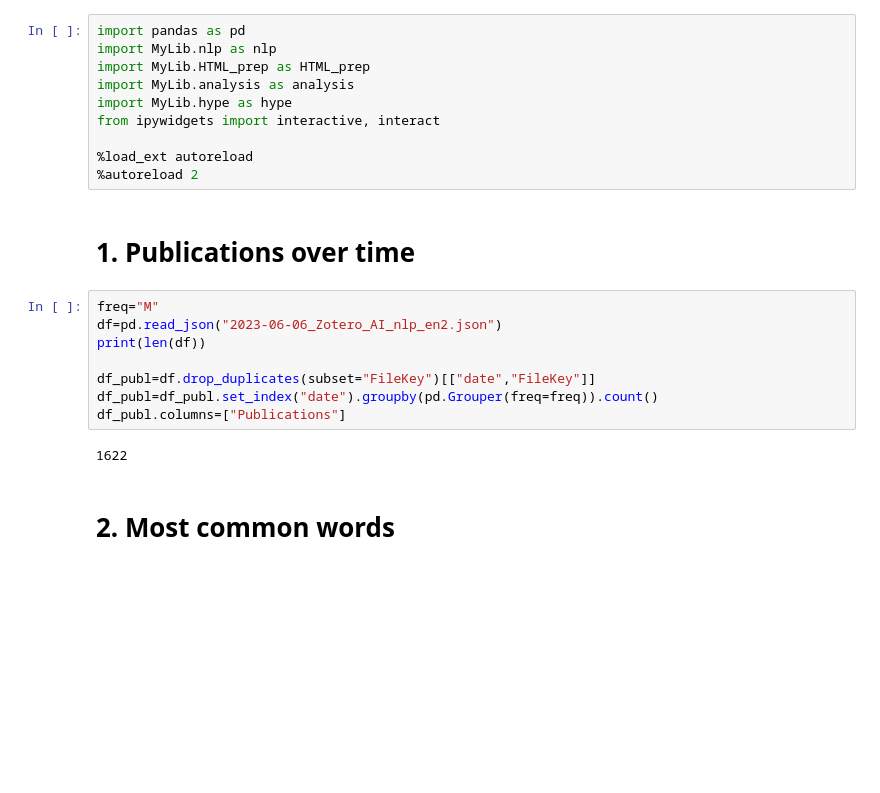
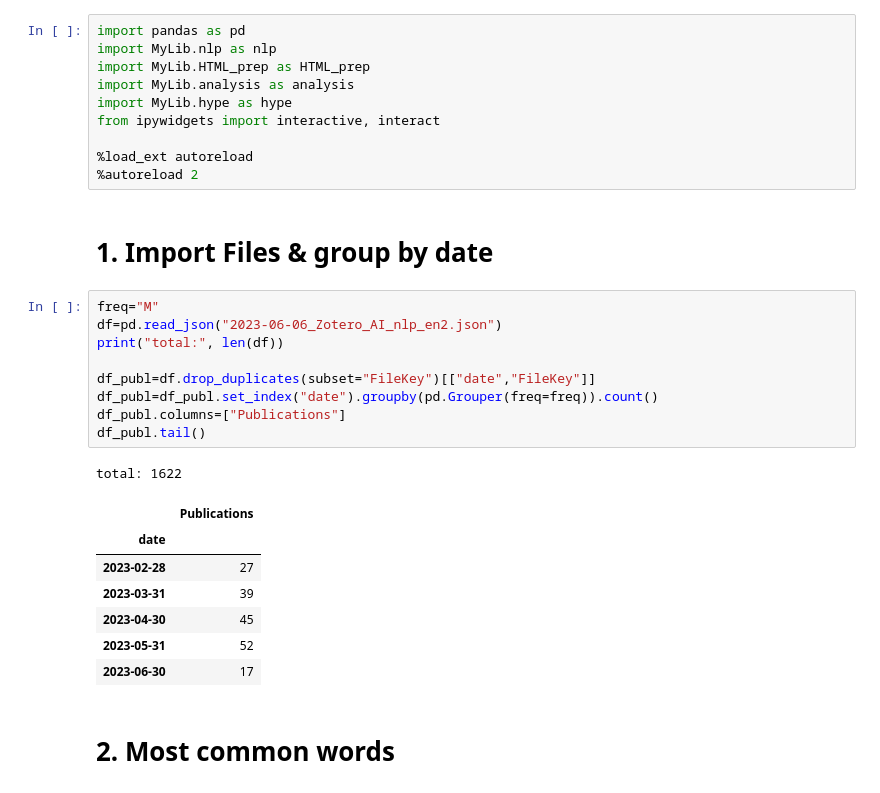
Before and after one commit to Klapperhorn/Zotero_HTML_annotation, a Jupyter notebook: file_analysis.ipynb, the cells around one changed output. Drawn from its saved outputs; the diff is of its cells as text; blank space fills up the shorter version.

```diff
--- a/file_analysis.ipynb
+++ b/file_analysis.ipynb
@@ -8,18 +8,26 @@ from ipywidgets import interactive, interact
 
 %load_ext autoreload
 %autoreload 2
-# %% [markdown]
-# 1. Publications over time
+# %% [markdown]
+# 1. Import Files & group by date
 # %%
 freq="M"
 df=pd.read_json("2023-06-06_Zotero_AI_nlp_en2.json")
-print(len(df))
+print("total:", len(df))
 
 df_publ=df.drop_duplicates(subset="FileKey")[["date","FileKey"]]
 df_publ=df_publ.set_index("date").groupby(pd.Grouper(freq=freq)).count()
 df_publ.columns=["Publications"]
+df_publ.tail()
 # %% [output]
-1622
+total: 1622
+|  | Publications |
+| date |  |
+| 2023-02-28 | 27 |
+| 2023-03-31 | 39 |
+| 2023-04-30 | 45 |
+| 2023-05-31 | 52 |
+| 2023-06-30 | 17 |
 # %% [markdown]
 # 2. Most common words
 # %%
```
Also changed, not shown: parts of 18 cells of this notebook.
